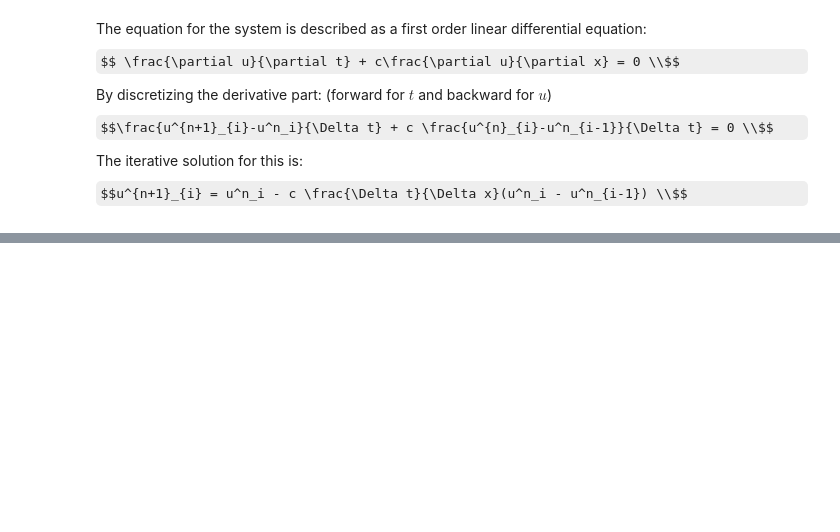
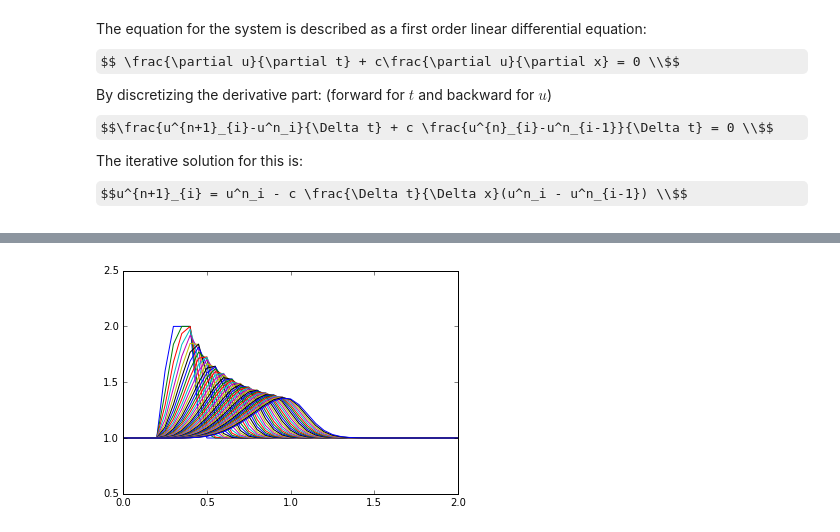
Before and after one commit to gear/HPSC, a Jupyter notebook: lec_samples/lec2_navier_stokes.ipynb, the cells around one changed output, grey strips where cells are left out. Saved outputs shown, nothing was run; the diff lists cells and outputs as text; code cells hidden in the pictures; some formulas as TeX source; blank space fills up the shorter version.

```diff
--- a/lec_samples/lec2_navier_stokes.ipynb
+++ b/lec_samples/lec2_navier_stokes.ipynb
@@ -37 +62,30 @@ def lin_convection_1d(nx=41, nt=100, dt=0.1, c=1, u_init = [2,2,2,2]) :
+# %%
+def nonlin_convection_1d(nx=41, nt=50, dt=.01, u_init=[2,2,2,2],
+                         init_offset = 5, keep_all=False):
+    '''
+    nx = 41 # Number of horizontal location points (x axis on graph)
+    nt = 100 # Number of time step (iteration)
+    dt = .01 # Resolution of the time step
+    c = 1 # Constant, speed of convection
+    '''
+    dx = 2./(nx-1)
+    x = np.linspace(0,2,nx)
+    u = np.ones(nx)
+    u[init_offset:(init_offset+len(u_init))] = u_init[:]
+    for n in range(nt):
+        un = u.copy()
+        for i in range(1,nx-1):
+            u[i] = un[i]-un[i]*dt/dx*(un[i]-un[i-1])
+        pyplot.plot(x, u)
+        pyplot.axis([0, 2, .5, 2.5])
+        pyplot.pause(0.05)
+        if not keep_all :
+            if not n == nt-1 :
+                pyplot.cla()
+    pyplot.show()
+# %%
+%matplotlib inline
+nonlin_convection_1d(keep_all=True)
+# %% [output]
+[figure, added]
 # %%
```
Also changed, not shown: parts of 13 cells of this notebook, 32 other files.
